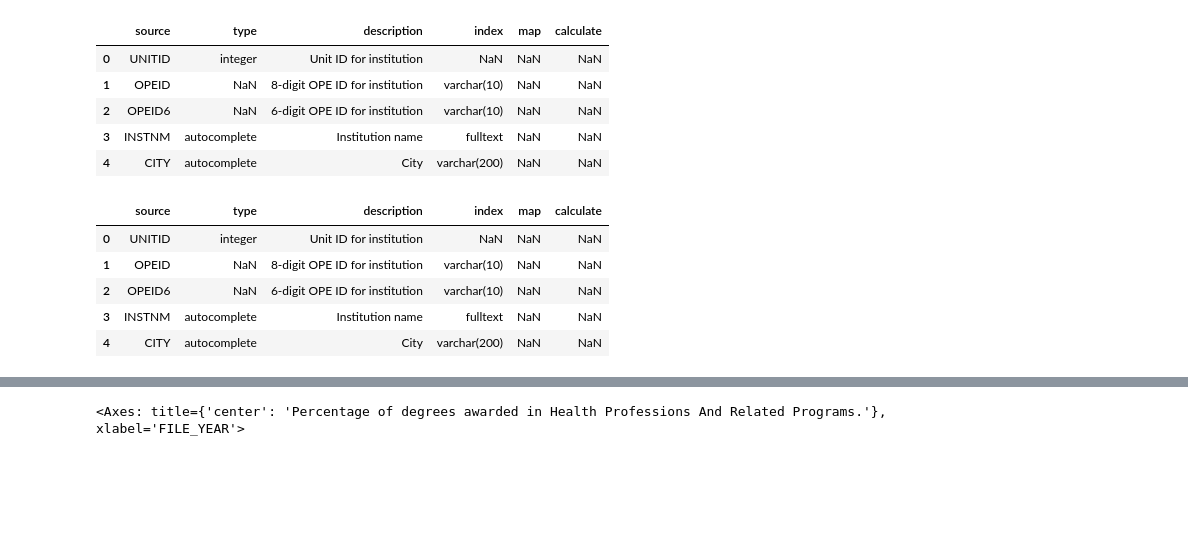
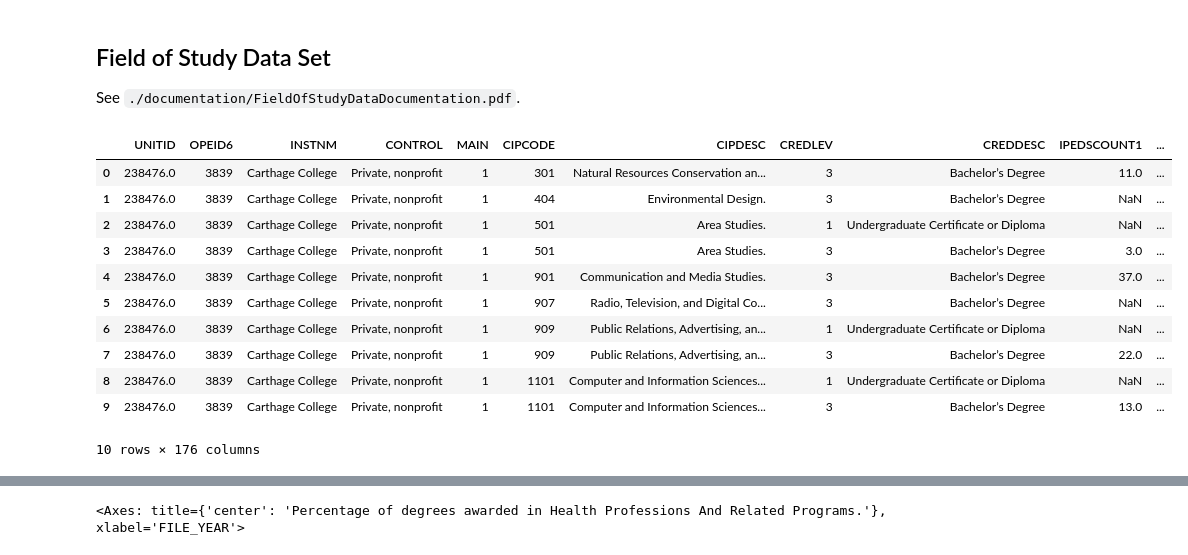
Before and after one commit to PhysicsBen/carthage-lecture-2025, a Jupyter notebook: hackathon/hackathon_readme.ipynb, the cells around one changed output, grey strips where cells are left out. Drawn from its saved outputs; the diff is of its cells as text; code cells hidden in the pictures; blank space fills up the shorter version.

Commit message:
Added data dictionaries and cleaned up documentation.

```diff
--- a/hackathon/hackathon_readme.ipynb
+++ b/hackathon/hackathon_readme.ipynb
@@ -7,5 +47,4 @@ import pandas as pd
 # %%
-# LOAD DATA
-field_map = pd.read_csv('./data/field_map.csv')
-field_study_all_years_carthage = pd.read_csv('./data/field_study_all_years_carthage.csv')
+# Load data in to pandas dataframes
+field_of_study_all_years_carthage = pd.read_csv('./data/field_study_all_years_carthage.csv')
 institution_all_years_carthage = pd.read_csv('./data/institution_all_years_carthage.csv')
@@ -20,18 +51,34 @@ fully_populated_fields_2015_on = field_map[field_map.source.isin(non_null_column
-# %%
-fully_populated_fields.head()
-# %% [output]
-|  | source | type | description | index | map | calculate |
-| 0 | UNITID | integer | Unit ID for institution | NaN | NaN | NaN |
-| 1 | OPEID | NaN | 8-digit OPE ID for institution | varchar(10) | NaN | NaN |
-| 2 | OPEID6 | NaN | 6-digit OPE ID for institution | varchar(10) | NaN | NaN |
-| 3 | INSTNM | autocomplete | Institution name | fulltext | NaN | NaN |
-| 4 | CITY | autocomplete | City | varchar(200) | NaN | NaN |
-# %%
-fully_populated_fields_2015_on.head()
-# %% [output]
-|  | source | type | description | index | map | calculate |
-| 0 | UNITID | integer | Unit ID for institution | NaN | NaN | NaN |
-| 1 | OPEID | NaN | 8-digit OPE ID for institution | varchar(10) | NaN | NaN |
-| 2 | OPEID6 | NaN | 6-digit OPE ID for institution | varchar(10) | NaN | NaN |
-| 3 | INSTNM | autocomplete | Institution name | fulltext | NaN | NaN |
-| 4 | CITY | autocomplete | City | varchar(200) | NaN | NaN |
+# %%
+# Parse the file names to extract the year information
+
+# The field study files have a format like 'FieldOfStudyData1415_1516_PP.csv' and we want to extract '1415_1516' and create the field 2015
+# Field of study-level data files for the pooled 2014-15, 2015-16 award years through the pooled 2018-19, 2019-20 award years
+# containing data at the credential level and 4-digit CIP code combination for each institution.
+# Includes information on cumulative debt at graduation and earnings one year after graduation.
+field_of_study_all_years_carthage['FILE_YEAR'] = '20' + field_of_study_all_years_carthage['file_name'].str.extract(r'(\d{4})')[0].str[-2:].astype(int).astype(str)
+field_of_study_all_years_carthage['FILE_YEAR']  = field_of_study_all_years_carthage['FILE_YEAR'] .astype(int)
+
+# The institution files have a format like 'MERGED1997_98_PP.csv' and we want to extract '1997'
+#Institution-level data files for 1996-97 through 2022-23 containing aggregate data for each institution.
+#Includes information on institutional characteristics, enrollment, student aid, costs, and student outcomes.
+institution_all_years_carthage['FILE_YEAR'] = institution_all_years_carthage['file_name'].str.extract(r'(\d{4})')[0].astype(int)
+# %% [markdown]
+## Field of Study Data Set
+
+See `./documentation/FieldOfStudyDataDocumentation.pdf`.
+# %%
+# NOTE: THIS DATASET IS NOT WELL POPULATED. IT MAY BE OF LIMITED USE EXCEPT FOR SPECIFIC AID QUESTIONS RELATED TO SPECIFIC PROGRAMS AND MAJORS.
+field_of_study_all_years_carthage.head(10)
+# %% [output]
+|  | UNITID | OPEID6 | INSTNM | CONTROL | MAIN | CIPCODE | CIPDESC | CREDLEV | CREDDESC | IPEDSCOUNT1 | ... |
+| 0 | 238476.0 | 3839 | Carthage College | Private, nonprofit | 1 | 301 | Natural Resources Conservation an... | 3 | Bachelor’s Degree | 11.0 | ... |
+| 1 | 238476.0 | 3839 | Carthage College | Private, nonprofit | 1 | 404 | Environmental Design. | 3 | Bachelor’s Degree | NaN | ... |
+| 2 | 238476.0 | 3839 | Carthage College | Private, nonprofit | 1 | 501 | Area Studies. | 1 | Undergraduate Certificate or Diploma | NaN | ... |
+| 3 | 238476.0 | 3839 | Carthage College | Private, nonprofit | 1 | 501 | Area Studies. | 3 | Bachelor’s Degree | 3.0 | ... |
+| 4 | 238476.0 | 3839 | Carthage College | Private, nonprofit | 1 | 901 | Communication and Media Studies. | 3 | Bachelor’s Degree | 37.0 | ... |
+| 5 | 238476.0 | 3839 | Carthage College | Private, nonprofit | 1 | 907 | Radio, Television, and Digital Co... | 3 | Bachelor’s Degree | NaN | ... |
+| 6 | 238476.0 | 3839 | Carthage College | Private, nonprofit | 1 | 909 | Public Relations, Advertising, an... | 1 | Undergraduate Certificate or Diploma | NaN | ... |
+| 7 | 238476.0 | 3839 | Carthage College | Private, nonprofit | 1 | 909 | Public Relations, Advertising, an... | 3 | Bachelor’s Degree | 22.0 | ... |
+| 8 | 238476.0 | 3839 | Carthage College | Private, nonprofit | 1 | 1101 | Computer and Information Sciences... | 1 | Undergraduate Certificate or Diploma | NaN | ... |
+| 9 | 238476.0 | 3839 | Carthage College | Private, nonprofit | 1 | 1101 | Computer and Information Sciences... | 3 | Bachelor’s Degree | 13.0 | ... |
+10 rows × 176 columns
```
Also changed, not shown: parts of 29 cells of this notebook, 7 other files.
